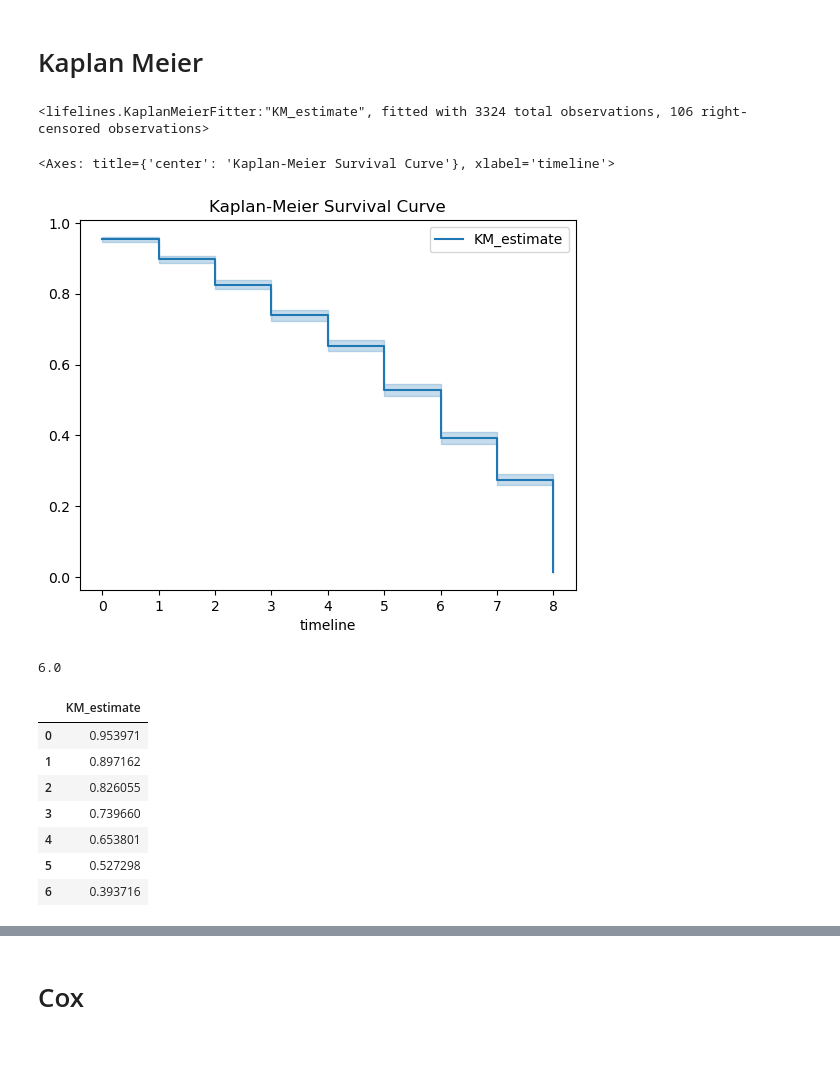
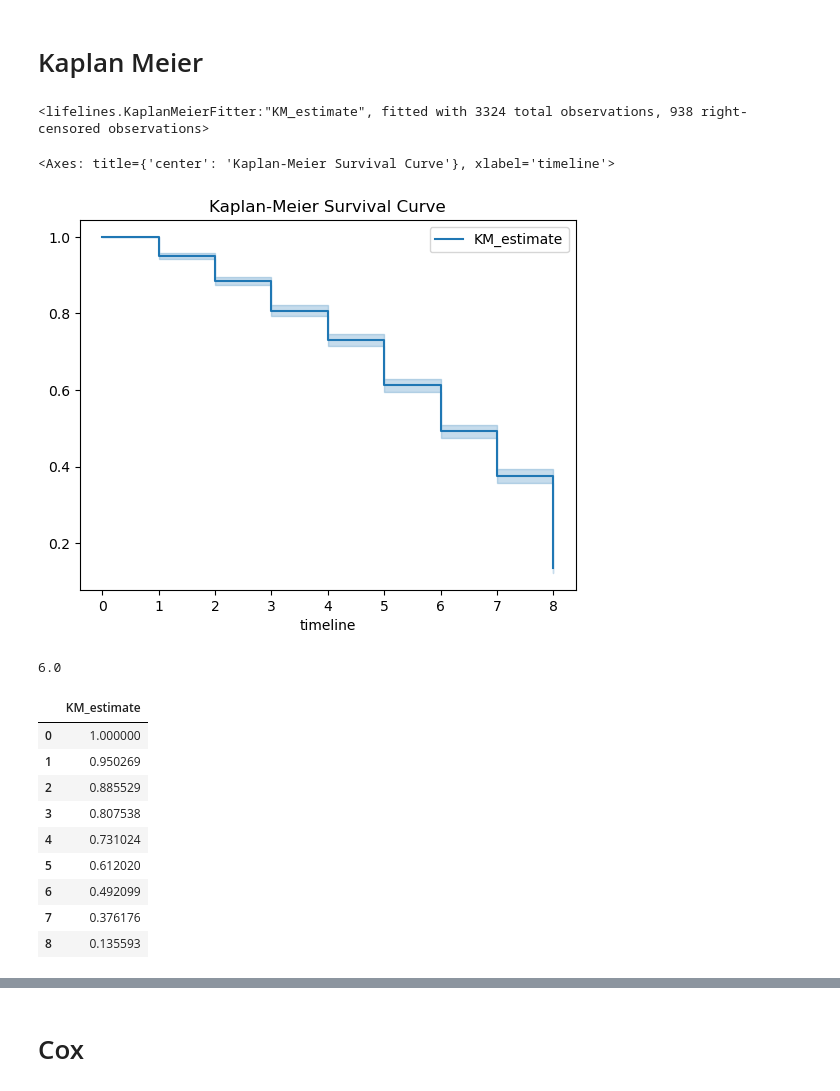
Before and after one commit to yuchenyeh/Machine-Learning-with-Python, a Jupyter notebook: CLV.ipynb, the cells around one changed output, grey strips where cells are left out. Drawn from its saved outputs; the diff is of its cells as text; code cells hidden in the pictures; blank space fills up the shorter version.

```diff
--- a/CLV.ipynb
+++ b/CLV.ipynb
@@ -144,6 +144,34 @@ round(667*(100/60))
 1112
 # %% [markdown]
 # RFM
+# %%
+
+def return_data(train_df, final_date):
+    max_date = train_df.groupby('CustomerID', as_index=False).agg({'InvoiceDate':'max'})
+    max_date = max_date.rename(columns={"InvoiceDate": "MaxDate"}).set_index('CustomerID')
+    min_date = train_df.groupby('CustomerID', as_index=False).agg({'InvoiceDate':'min'})
+    min_date = min_date.rename(columns={"InvoiceDate": "MinDate"}).set_index('CustomerID')
+    freqeuncy = train_df.groupby('CustomerID', as_index=False).agg({'Revenue':'count'})
+    freqeuncy = freqeuncy.rename(columns={"Revenue": "Freqeuncy"}).set_index('CustomerID')
+    monetary = train_df.groupby('CustomerID', as_index=False).agg({'Revenue':'sum'})
+    monetary = monetary.rename(columns={"Revenue": "Monetary"}).set_index('CustomerID')
+
+    rmf_df = max_date.merge(min_date, left_index=True, right_index=True)\
+        .merge(freqeuncy, left_index=True, right_index=True)\
+            .merge(monetary, left_index=True, right_index=True).reset_index()
+
+    rmf_df['CutoffDate'] = final_date
+    rmf_df[['MinDate','MaxDate','CutoffDate']] = rmf_df[['MinDate','MaxDate', 'CutoffDate']].apply(pd.to_datetime)
+    #calculate difference between dates
+    rmf_df['Tenure'] = (rmf_df['CutoffDate'] - rmf_df['MinDate'])  / np.timedelta64(1, 'D')
+    rmf_df['Recency'] = (rmf_df['CutoffDate'] - rmf_df['MaxDate'])  / np.timedelta64(1, 'D')
+    rmf_df['Churn'] = rmf_df['Recency'].apply(lambda x: 1 if x >30 else 0)
+
+    country_rmf_df =rmf_df.merge(cus_df, on=['CustomerID'])
+    country_rmf_df['CountryGroup'] = country_rmf_df['Country'].apply(lambda x: 'United Kingdom' if x =='United Kingdom' else 'Others')
+    country_rmf_df['TenureMonth'] =  country_rmf_df['Tenure']/30.5
+    country_rmf_df['TenureMonth'] = country_rmf_df['TenureMonth'].astype('int')
+    return country_rmf_df
 # %%
 cutoff_date = pd.to_datetime("2011-09-01").date()
 end_date = pd.to_datetime("2011-12-01").date()
@@ -183,33 +199,35 @@ test_df = return_data(df.loc[df['InvoiceDate']<=end_date], end_date)
 from lifelines import KaplanMeierFitter
 from lifelines.utils import median_survival_times
 from lifelines.statistics import pairwise_logrank_test
+
+kmf = KaplanMeierFitter()
+
+T=train_df['TenureMonth']
+C=train_df['Churn'].astype(float)
+
+kmf.fit(T,C)
+# %% [output]
+<lifelines.KaplanMeierFitter:"KM_estimate", fitted with 3324 total observations, 938 right-censored observations>
-# %%
-kmf = KaplanMeierFitter()
-
-T=train_df['TenureMonth']
-C=train_df['Churn'].astype(float)
-
-kmf.fit(T,C)
-# %% [output]
-<lifelines.KaplanMeierFitter:"KM_estimate", fitted with 3324 total observations, 106 right-censored observations>
 # %%
 kmf.plot(title='Kaplan-Meier Survival Curve')
 # %% [output]
 <Axes: title={'center': 'Kaplan-Meier Survival Curve'}, xlabel='timeline'>
-[figure, old version]
+[figure, new version]
 # %%
 kmf.median_survival_time_
 # %% [output]
 6.0
 # %%
-pd.DataFrame(kmf.survival_function_at_times(range(0,7)))
+pd.DataFrame(kmf.survival_function_at_times(range(0,9)))
 # %% [output]
 |  | KM_estimate |
-| 0 | 0.953971 |
-| 1 | 0.897162 |
-| 2 | 0.826055 |
-| 3 | 0.739660 |
-| 4 | 0.653801 |
-| 5 | 0.527298 |
-| 6 | 0.393716 |
+| 0 | 1.000000 |
+| 1 | 0.950269 |
+| 2 | 0.885529 |
+| 3 | 0.807538 |
+| 4 | 0.731024 |
+| 5 | 0.612020 |
+| 6 | 0.492099 |
+| 7 | 0.376176 |
+| 8 | 0.135593 |
 # %%
```
Also changed, not shown: parts of 40 cells of this notebook, 2 other files.
